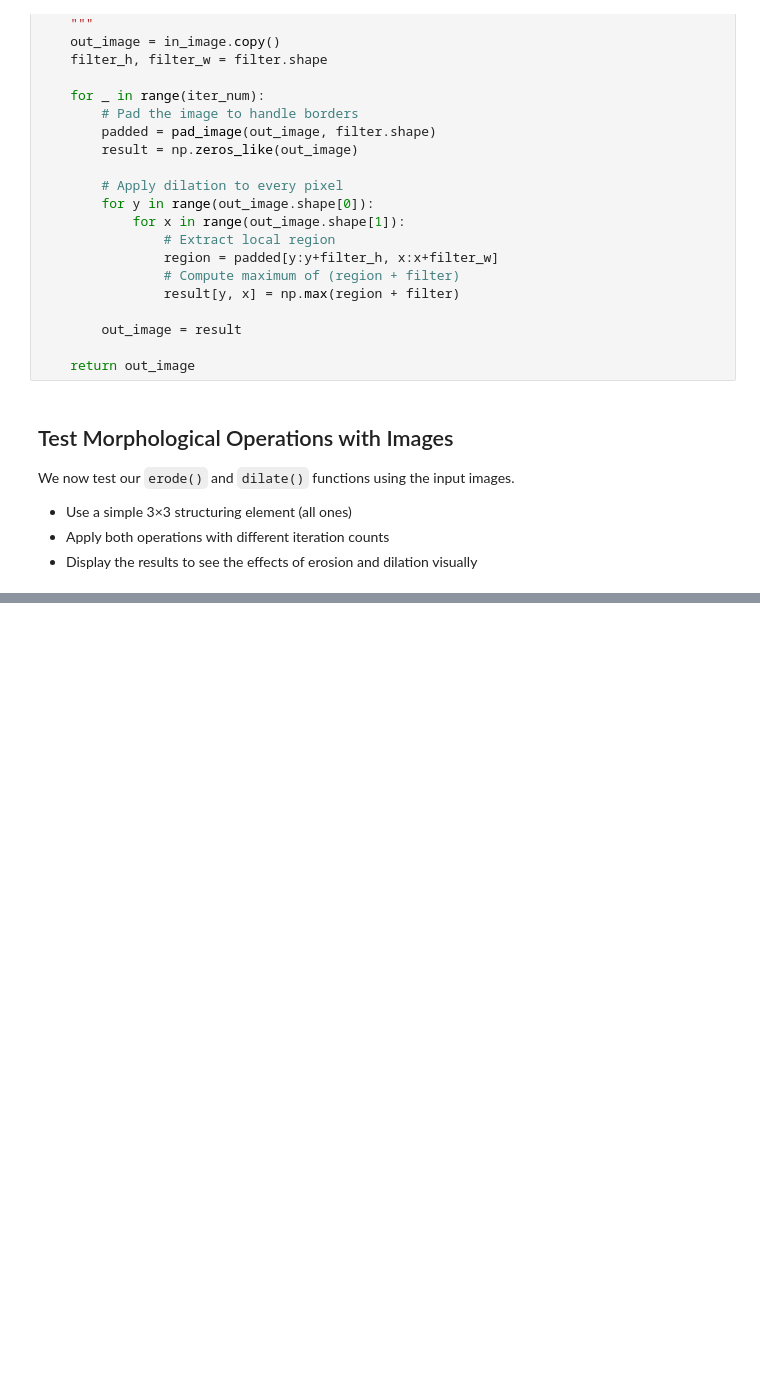
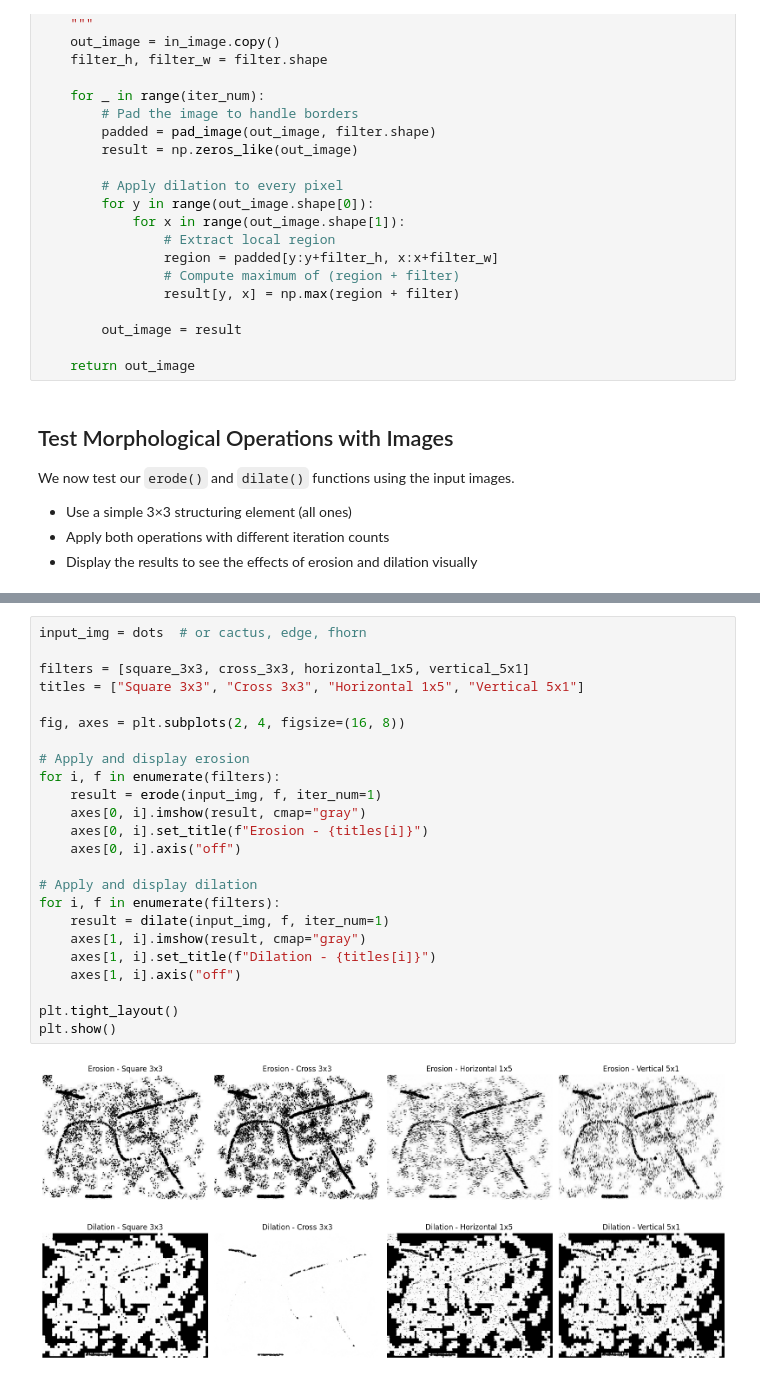
Before and after one commit to AhmedZ41/2DCV-Tasks, a Jupyter notebook: 6.Aufgabe/Aufgabe6.ipynb, the cells around one changed output, grey strips where cells are left out. Cells and saved outputs as stored; diff of their text form; blank space fills up the shorter version.

```diff
--- a/6.Aufgabe/Aufgabe6.ipynb
+++ b/6.Aufgabe/Aufgabe6.ipynb
@@ -164,0 +265,26 @@ We now test our  `erode()` and `dilate()` functions using the input images.
+# %%
+input_img = dots  # or cactus, edge, fhorn
+
+filters = [square_3x3, cross_3x3, horizontal_1x5, vertical_5x1]
+titles = ["Square 3x3", "Cross 3x3", "Horizontal 1x5", "Vertical 5x1"]
+
+fig, axes = plt.subplots(2, 4, figsize=(16, 8))
+
+# Apply and display erosion
+for i, f in enumerate(filters):
+    result = erode(input_img, f, iter_num=1)
+    axes[0, i].imshow(result, cmap="gray")
+    axes[0, i].set_title(f"Erosion - {titles[i]}")
+    axes[0, i].axis("off")
+
+# Apply and display dilation
+for i, f in enumerate(filters):
+    result = dilate(input_img, f, iter_num=1)
+    axes[1, i].imshow(result, cmap="gray")
+    axes[1, i].set_title(f"Dilation - {titles[i]}")
+    axes[1, i].axis("off")
+
+plt.tight_layout()
+plt.show()
+# %% [output]
+[figure, added]
```
Also changed, not shown: parts of 5 cells of this notebook.
